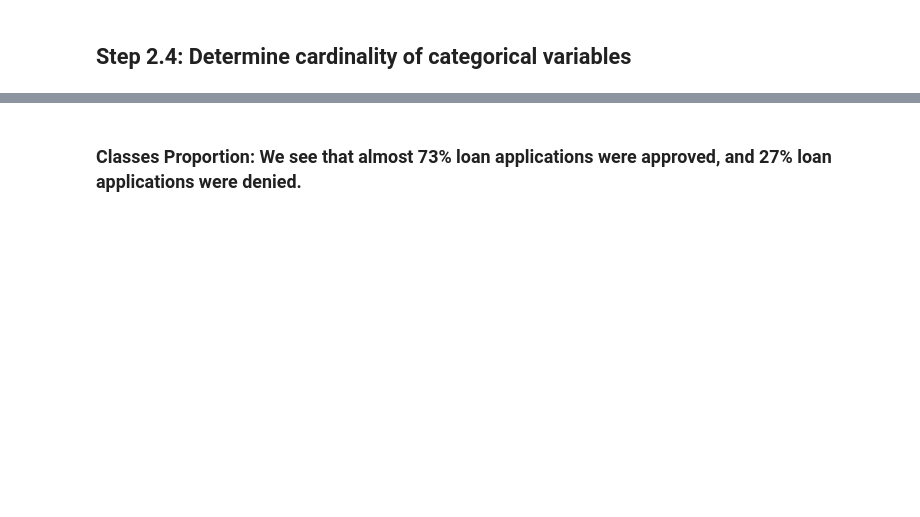
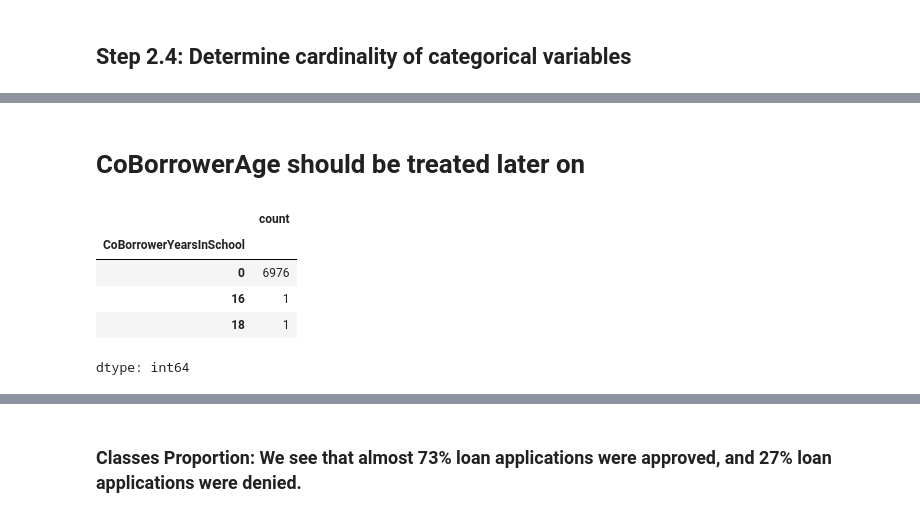
Before and after one commit to Praveen76/Loan-Approval-Classifier-Model-using-Non-Linear-Models, a Jupyter notebook: End_to_end_Loan_Approval_Classifier_Models.ipynb, the cells around one changed output, grey strips where cells are left out. Cells and saved outputs as stored; diff of their text form; code cells hidden in the pictures; blank space fills up the shorter version.

```diff
--- a/End_to_end_Loan_Approval_Classifier_Models.ipynb
+++ b/End_to_end_Loan_Approval_Classifier_Models.ipynb
@@ -536,0 +478,11 @@ array(['Refinance', 'Refinance Cash-out', 'Purchase', 'VA IRRRL',
+# %% [markdown]
+# CoBorrowerAge should be treated later on
+# %%
+loan_original[loan_original['CoBorrowerAge']<18]['CoBorrowerYearsInSchool'].value_counts()
+# %% [output]
+|  | count |
+| CoBorrowerYearsInSchool |  |
+| 0 | 6976 |
+| 16 | 1 |
+| 18 | 1 |
+dtype: int64
```
Also changed, not shown: parts of 68 cells of this notebook.
